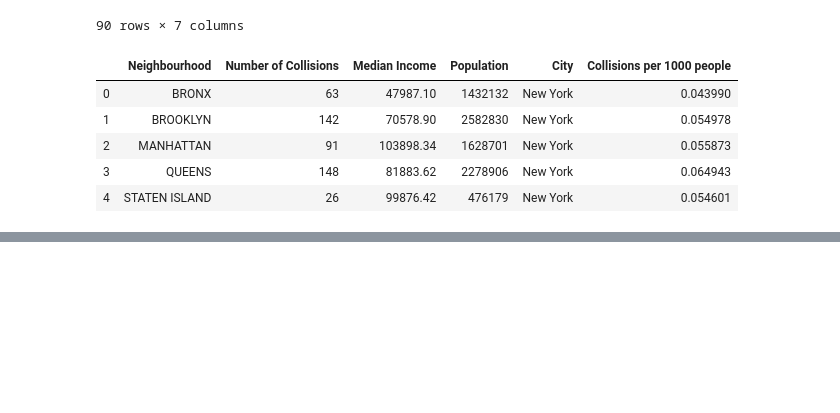
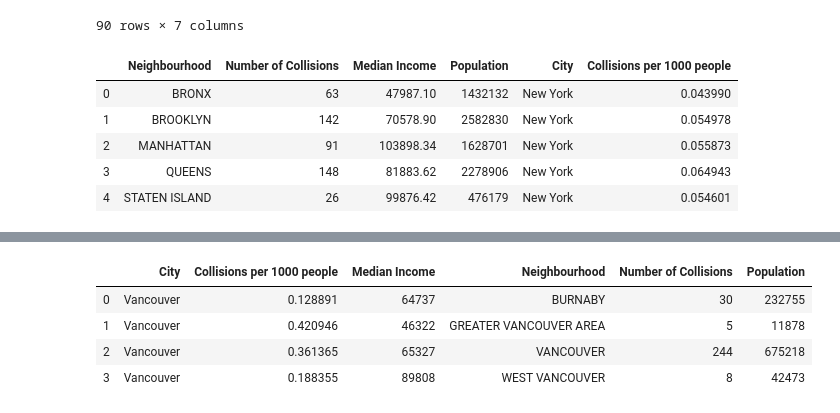
Before and after one commit to nupurgupta5292/SES-vs-Fatal-Road-Collisions, a Jupyter notebook: Combined_Data.ipynb, the cells around one changed output, grey strips where cells are left out. Saved outputs shown, nothing was run; the diff lists cells and outputs as text; code cells hidden in the pictures; blank space fills up the shorter version.

```diff
--- a/Combined_Data.ipynb
+++ b/Combined_Data.ipynb
@@ -101,3 +129,11 @@ montreal
+# %%
+vancouver
+# %% [output]
+|  | City | Collisions per 1000 people | Median Income | Neighbourhood | Number of Collisions | Population |
+| 0 | Vancouver | 0.128891 | 64737 | BURNABY | 30 | 232755 |
+| 1 | Vancouver | 0.420946 | 46322 | GREATER VANCOUVER AREA | 5 | 11878 |
+| 2 | Vancouver | 0.361365 | 65327 | VANCOUVER | 244 | 675218 |
+| 3 | Vancouver | 0.188355 | 89808 | WEST VANCOUVER | 8 | 42473 |
 # %%
 # Append all for a regression analysis
 final_dataframe=toronto.append(new_york)
```
Also changed, not shown: parts of 10 cells of this notebook, 8 other files.
